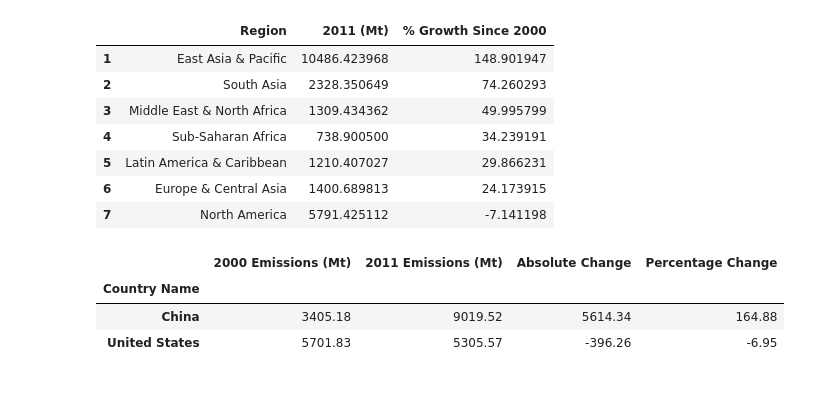
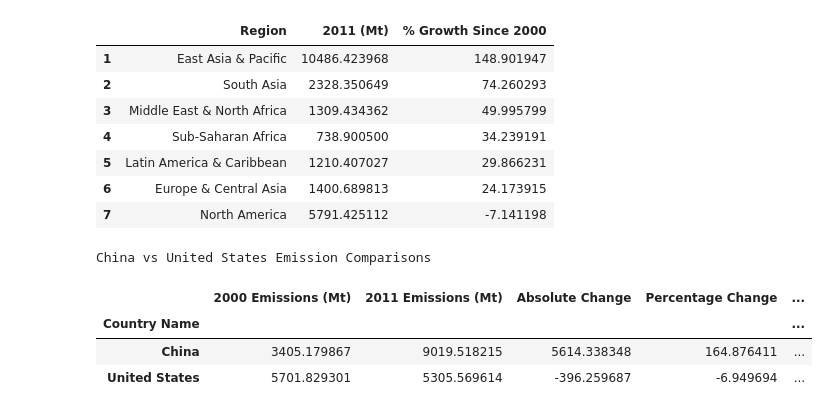
Before and after one commit to sanaullah525/Global-CO2-Emissions-Data-Analysis-Project, a Jupyter notebook: datapr.ipynb, the cells around one changed output. Saved outputs shown, nothing was run; the diff lists cells and outputs as text; code cells hidden in the pictures.

```diff
--- a/datapr.ipynb
+++ b/datapr.ipynb
@@ -438,38 +438,38 @@ Regional Emissions in 2011
 # %%
 # China vs United States Emissions Comparisons
 
 pd.set_option('display.max_columns', None)
 pd.set_option('display.max_rows', 50)
 
 
 # Select only the necessary rows and columns from the data.
 
 uschdf = dataf[dataf['Country Name'].isin(['China', 'United States'])][['Country Name', '2000', '2011']].copy()
 
-#uschdf= dataf[['Country Name', '2000', '2011']]
 
 uschdf['2000 Emissions (Mt)']= uschdf['2000']/1000
 uschdf['2011 Emissions (Mt)']= uschdf['2011']/1000
 
 
 # Accessing the Total Global Emissions in 2011 for the Global share column.
 ge11 = dataf.loc[dataf['Country Name']== 'World', '2011'].values[0] / 1000
 
 # Adding a new columns for Absolute Change and Percentage Change.
 uschdf["Absolute Change"]= uschdf['2011 Emissions (Mt)'] - uschdf['2000 Emissions (Mt)']
 uschdf["Percentage Change"]= ((uschdf['2011 Emissions (Mt)']-uschdf['2000 Emissions (Mt)'])/uschdf['2000 Emissions (Mt)'])*100
+uschdf["% Global Share 2011"]= ((uschdf["2011 Emissions (Mt)"]-uschdf['2000 Emissions (Mt)'])/uschdf["2000 Emissions (Mt)"])*100
 
-uschdf= uschdf.set_index("Country Name")
-
-
+uschdf= uschdf.set_index("Country Name") #Setting indexes to Country Name column.
 
 
 uschdf = uschdf.drop(['2000', '2011'], axis=1)
 uschdf= uschdf.loc[["China", "United States"]]
+uschdf= uschdf.style.set_caption("China vs United States Emission Comparisons")
 
 uschdf
 # %% [output]
+China vs United States Emission Comparisons
-|  | 2000 Emissions (Mt) | 2011 Emissions (Mt) | Absolute Change | Percentage Change |
-| Country Name |  |  |  |  |
-| China | 3405.18 | 9019.52 | 5614.34 | 164.88 |
-| United States | 5701.83 | 5305.57 | -396.26 | -6.95 |
+|  | 2000 Emissions (Mt) | 2011 Emissions (Mt) | Absolute Change | Percentage Change | ... |
+| Country Name |  |  |  |  | ... |
+| China | 3405.179867 | 9019.518215 | 5614.338348 | 164.876411 | ... |
+| United States | 5701.829301 | 5305.569614 | -396.259687 | -6.949694 | ... |
```
